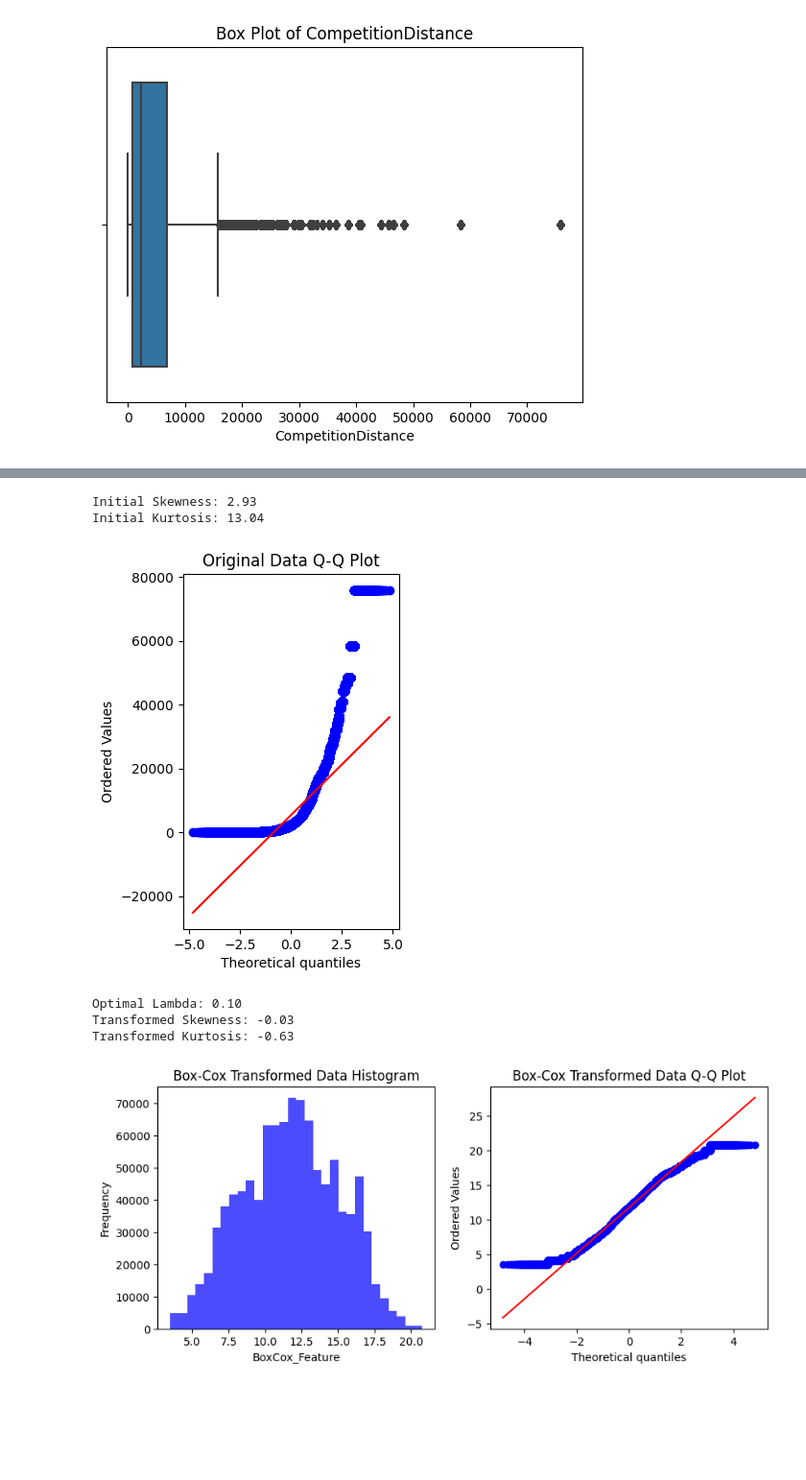
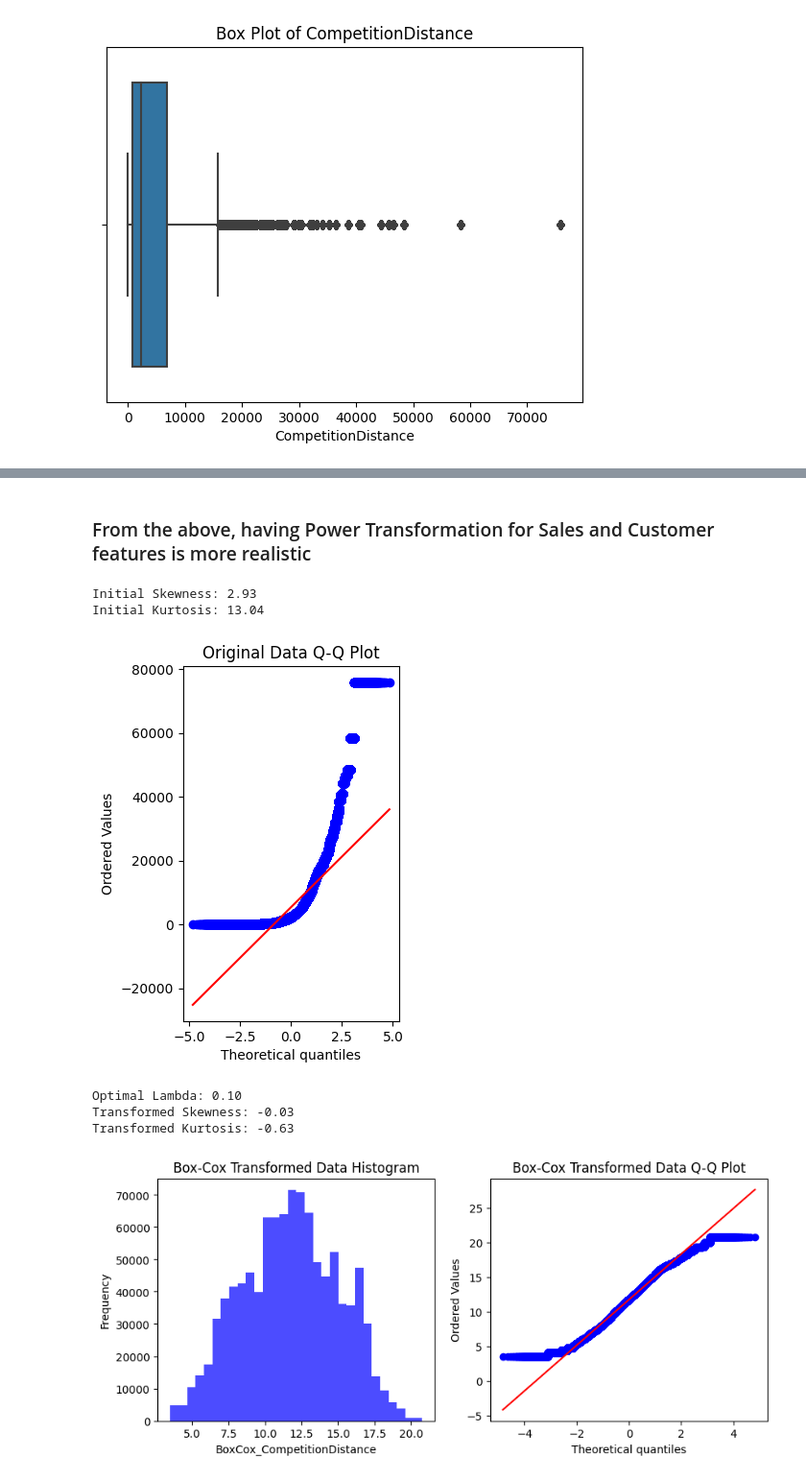
Before and after one commit to chakratechgeek/Supervised_Learning_MLOps, a Jupyter notebook: Rossmann_sales_prediction.ipynb, the cells around one changed output, grey strips where cells are left out. Shown at 96% size. Drawn from its saved outputs; the diff is of its cells as text; code cells hidden in the pictures; blank space fills up the shorter version.

Commit message:
Kaggle Notebook | Rossmann_Sales_Predict | Version 10

```diff
--- a/Rossmann_sales_prediction.ipynb
+++ b/Rossmann_sales_prediction.ipynb
@@ -872,32 +932,34 @@ for col in num_columns:
     plt.show()
     '''
     # Apply log transformation
-    df['Log_Feature'] = np.log1p(df[col])
+    log_feature = "log_"+col
+    df[log_feature] = np.log1p(df[col])
 
     # Apply square root transformation
-    df['Sqrt_Feature'] = np.sqrt(df[col])
+    sqrt_feature = "Sqrt_"+col
+    df[sqrt_feature] = np.sqrt(df[col])
 
     # Plot transformed data for comparison
     plt.figure(figsize=(14, 18))
 
     plt.subplot(3, 2, 1)
-    plt.hist(df['Log_Feature'], bins=30, color='blue', alpha=0.7)
+    plt.hist(df[log_feature], bins=30, color='blue', alpha=0.7)
     plt.title('Log Transformed Data Histogram')
-    plt.xlabel('Log_Feature')
+    plt.xlabel(log_feature)
     plt.ylabel('Frequency')
 
     plt.subplot(3, 2, 2)
-    probplot(df['Log_Feature'], dist="norm", plot=plt)
+    probplot(df[log_feature], dist="norm", plot=plt)
     plt.title('Log Transformed Data Q-Q Plot')
 
     plt.subplot(3, 2, 3)
-    plt.hist(df['Sqrt_Feature'], bins=30, color='blue', alpha=0.7)
+    plt.hist(df[sqrt_feature], bins=30, color='blue', alpha=0.7)
     plt.title('Square Root Transformed Data Histogram')
-    plt.xlabel('Sqrt_Feature')
+    plt.xlabel(sqrt_feature)
     plt.ylabel('Frequency')
 
     plt.subplot(3, 2, 4)
-    probplot(df['Sqrt_Feature'], dist="norm", plot=plt)
+    probplot(df[sqrt_feature], dist="norm", plot=plt)
     plt.title('Square Root Transformed Data Q-Q Plot')
 
     plt.show()
@@ -925,18 +987,19 @@ for col in num_columns:
     from sklearn.preprocessing import StandardScaler
 
     scaler = StandardScaler()
-    df['Standardized_Feature'] = scaler.fit_transform(df[[col]])
+    std_feature = "Standardized_"+col
+    df[std_feature] = scaler.fit_transform(df[[col]])
 
     # Plot standardized data
     plt.figure(figsize=(10, 4))
     plt.subplot(1, 2, 1)
-    plt.hist(df['Standardized_Feature'], bins=30, color='blue', alpha=0.7)
+    plt.hist(df[std_feature], bins=30, color='blue', alpha=0.7)
     plt.title('Standardized Data Histogram')
-    plt.xlabel('Standardized_Feature')
+    plt.xlabel(std_feature)
     plt.ylabel('Frequency')
 
     plt.subplot(1, 2, 2)
-    probplot(df['Standardized_Feature'], dist="norm", plot=plt)
+    probplot(df[std_feature], dist="norm", plot=plt)
     plt.title('Standardized Data Q-Q Plot')
 
     plt.show()
@@ -1017,5 +1080,11 @@ Skewness: 1.60
 [figure]
 ... (12 outputs left out)
+# %% [markdown]
+### From the above, having Power Transformation for Sales and Customer features is more realistic
+# %%
+drop_columns = ['log_Sales','Sqrt_Sales','MinMax_Sales','Standardized_Sales','Robust_Sales','Quantile_Sales','log_Customers','Sqrt_Customers','MinMax_Customers','Standardized_Customers','Robust_Customers','Quantile_Customers']
+
+df = df.drop(columns=drop_columns)
 # %%
 # Check for positive data
 if (df['CompetitionDistance'] <= 0).any():
@@ -1032,37 +1101,38 @@ plt.subplot(1, 2, 2)
 probplot(df[col], dist="norm", plot=plt)
 plt.title('Original Data Q-Q Plot')
 
 plt.show()
 
 # Apply Box-Cox transformation
-df['BoxCox_Feature'], fitted_lambda = boxcox(df['CompetitionDistance'])
+BoxCox_Feature = "BoxCox_"+"CompetitionDistance"
+df[BoxCox_Feature], fitted_lambda = boxcox(df['CompetitionDistance'])
 print(f"Optimal Lambda: {fitted_lambda:.2f}")
 
 # Recalculate skewness and kurtosis for transformed data
-transformed_skewness = skew(df['BoxCox_Feature'])
-transformed_kurtosis = kurtosis(df['BoxCox_Feature'])
+transformed_skewness = skew(df[BoxCox_Feature])
+transformed_kurtosis = kurtosis(df[BoxCox_Feature])
 print(f"Transformed Skewness: {transformed_skewness:.2f}")
 print(f"Transformed Kurtosis: {transformed_kurtosis:.2f}")
 
 # Plot transformed data
 plt.figure(figsize=(10, 4))
 
 plt.subplot(1, 2, 1)
-plt.hist(df['BoxCox_Feature'], bins=30, color='blue', alpha=0.7)
+plt.hist(df[BoxCox_Feature], bins=30, color='blue', alpha=0.7)
 plt.title('Box-Cox Transformed Data Histogram')
-plt.xlabel('BoxCox_Feature')
+plt.xlabel(BoxCox_Feature)
 plt.ylabel('Frequency')
 
 plt.subplot(1, 2, 2)
-probplot(df['BoxCox_Feature'], dist="norm", plot=plt)
+probplot(df[BoxCox_Feature], dist="norm", plot=plt)
 plt.title('Box-Cox Transformed Data Q-Q Plot')
 
 plt.show()
 # %% [output]
 Initial Skewness: 2.93
 Initial Kurtosis: 13.04
 [figure]
 Optimal Lambda: 0.10
 Transformed Skewness: -0.03
 Transformed Kurtosis: -0.63
-[figure, old version]
+[figure, new version]
```
Also changed, not shown: parts of 8 cells of this notebook.
